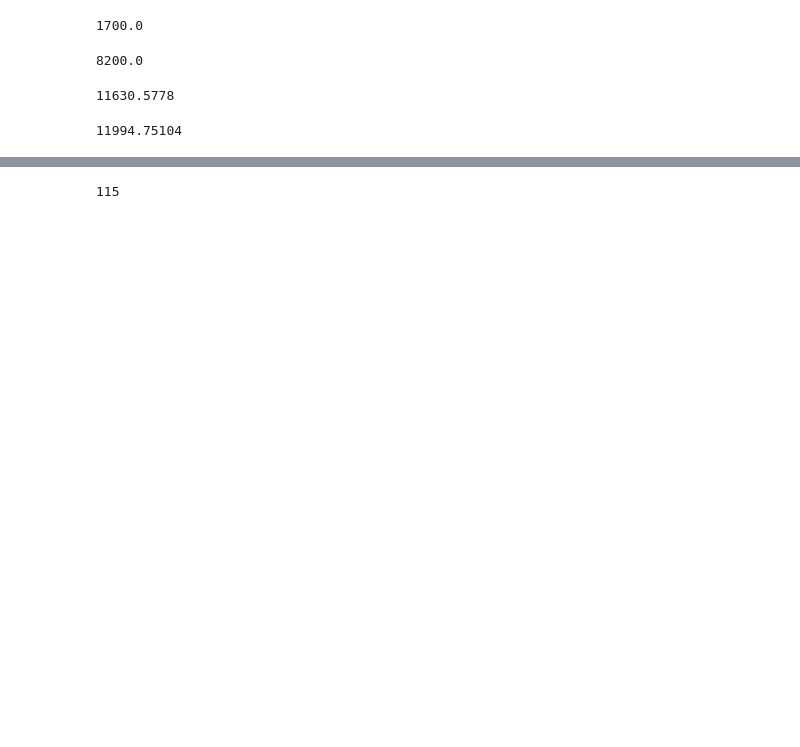
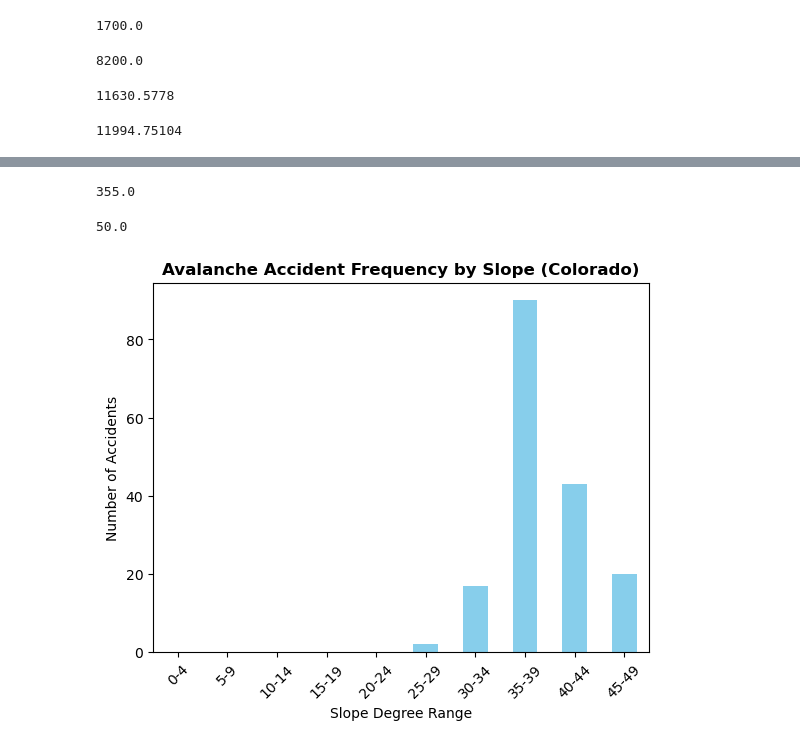
Before and after one commit to GrantSchumacher/avalanche-ml-project, a Jupyter notebook: notebooks/avalanche_ml.ipynb, the cells around one changed output, grey strips where cells are left out. Cells and saved outputs as stored; diff of their text form; code cells hidden in the pictures; blank space fills up the shorter version.

```diff
--- a/notebooks/avalanche_ml.ipynb
+++ b/notebooks/avalanche_ml.ipynb
@@ -170,7 +195,20 @@ sns.boxplot(avalanche_df, y = 'Elevation')
 # %%
 #Great, now the last thing to do with the elevation column is set it's data type to integer
 avalanche_df['Elevation'] = avalanche_df['Elevation'].astype(int)
-# %%
-avalanche_df['Slope Degree'].isna().sum()
-# %% [output]
-115
+# %%
+#We have a lot of missing Slope Degree data. Slope degree is critical to the probability of an avalanche occurring and what type of avalanche
+#may occur so we need to keep this row if we can.
+#I made detailed notes in my log about this, but most avalanches occur between 30 and 45 degrees according to online sources. Let's
+#visualize the avalanche slope degrees and see where they are most commonly occuring in our data set.
+
+#It looks like the maximum value of the column is an incorrectly entered slope degree. This was likely meant to be 35 degrees. I am
+#going to set it to 35.
+print(avalanche_df['Slope Degree'].dropna().max())
+# %% [output]
+355.0
+# %%
+avalanche_df.loc[avalanche_df['Slope Degree'] == 355.0, 'Slope Degree'] = 35.0
+# %%
+print(avalanche_df['Slope Degree'].dropna().max())
+# %% [output]
+50.0
@@ -176,0 +217,19 @@ avalanche_df['Slope Degree'].isna().sum()
+# %%
+#Ok so now I'll make the bins to visualize where most common avalanches are occuring.
+
+maximum_slope_degree = int(avalanche_df['Slope Degree'].dropna().max())
+
+bins = range(0, maximum_slope_degree + 5, 5) #Create bins in groups of 5 degrees to see where the most avalanches occur.
+labels = [f"{d}-{d+4}" for d in bins[:-1]] #Make labels for each of the bins giving a range of degrees in 5 degree increments
+bin_df = pd.DataFrame() #I chose to make a separate data frame for this visualization
+bin_df['Slope Bin'] = pd.cut(avalanche_df['Slope Degree'].dropna(), bins = bins, labels = labels, right = False)
+
+bin_counts = bin_df['Slope Bin'].value_counts().sort_index()
+bin_counts.plot(kind='bar', color='skyblue')
+plt.xlabel('Slope Degree Range')
+plt.ylabel('Number of Accidents')
+plt.title('Avalanche Accident Frequency by Slope (Colorado)', fontweight = 'bold')
+plt.xticks(rotation=45)
+plt.show()
+# %% [output]
+[figure, added]
```
Also changed, not shown: parts of 20 cells of this notebook.
